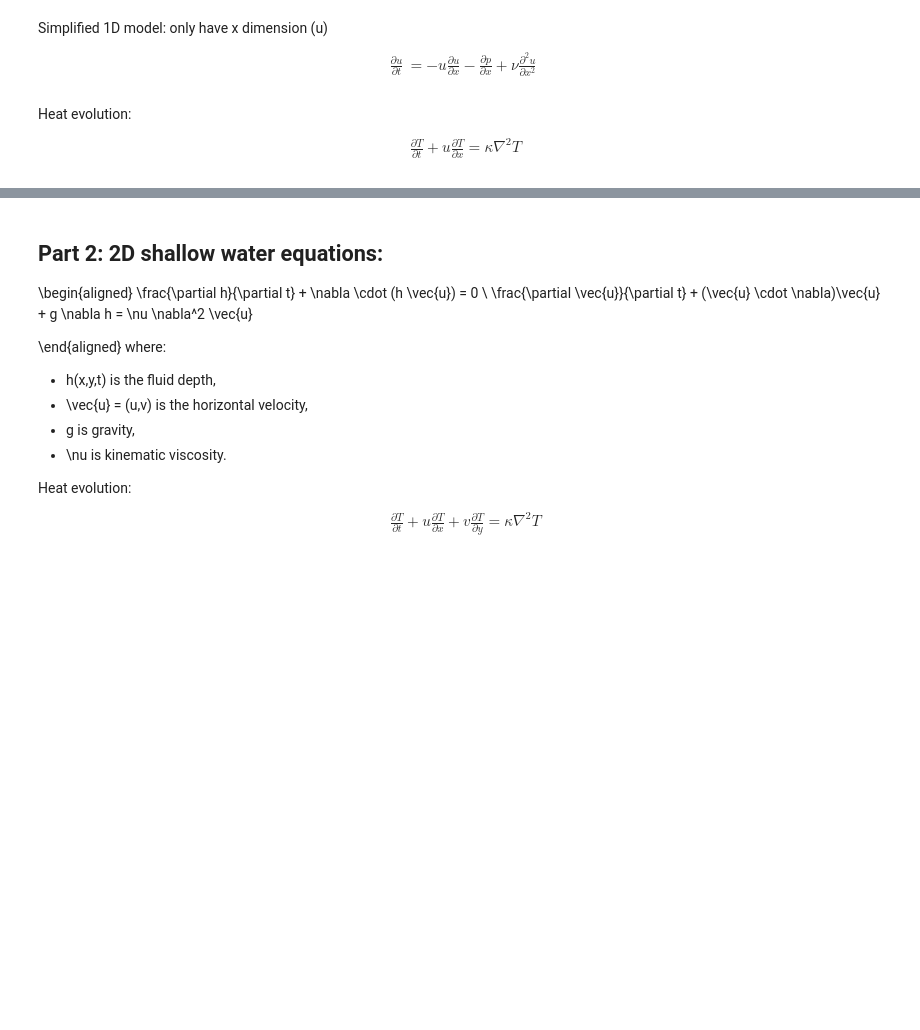
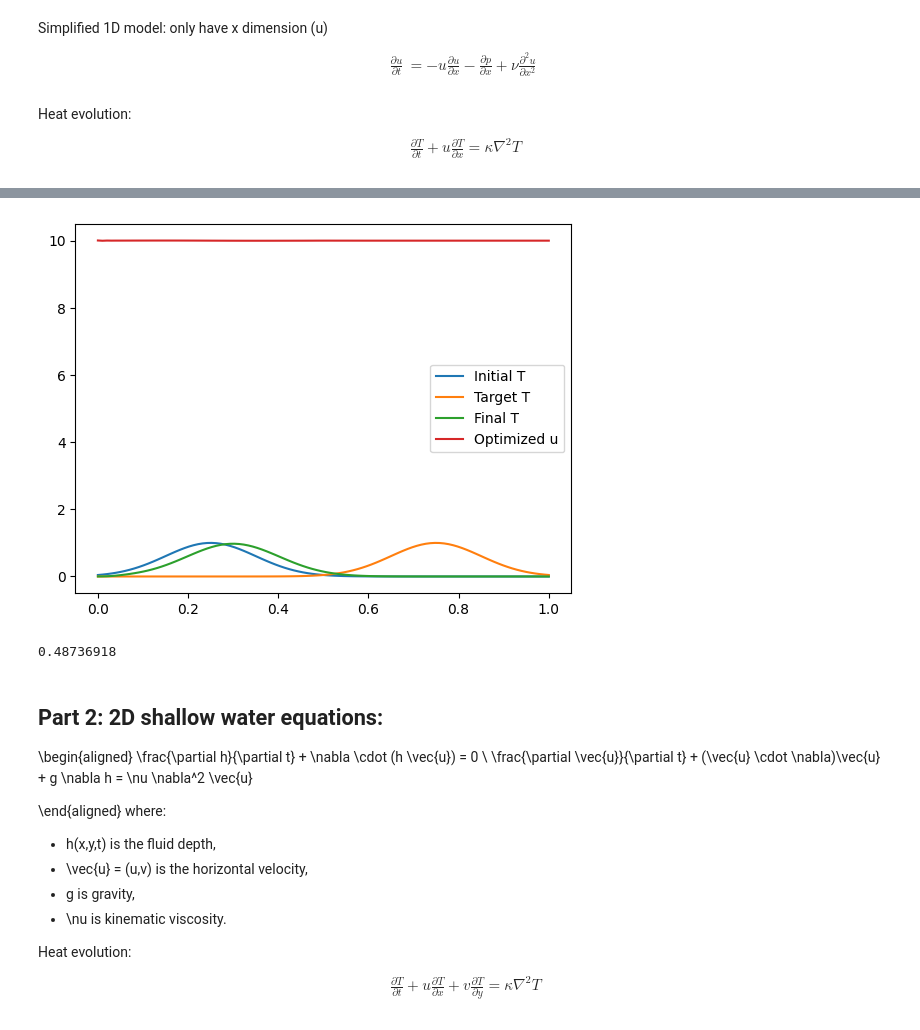
Before and after one commit to jessicakzhang/differential-envopt, a Jupyter notebook: simplified_model/heat_SWE_optimization.ipynb, the cells around one changed output, grey strips where cells are left out. Cells and saved outputs as stored; diff of their text form; code cells hidden in the pictures; blank space fills up the shorter version.

Commit message:
1d optimization

```diff
--- a/simplified_model/heat_SWE_optimization.ipynb
+++ b/simplified_model/heat_SWE_optimization.ipynb
@@ -72,0 +165,32 @@ plt.show()
+# %%
+# optimization setup
+optimizer = optax.chain(
+    optax.clip(1.0),  # gradient norm max
+    optax.sgd(0.1)
+)
+opt_state = optimizer.init(u0)
+
+u = u0
+for step in range(100):
+    loss, grads = jax.value_and_grad(loss_fn)(u, T0, T_target, dx, dt, diffusivity, nu, dpdx, num_steps=500)
+    if jnp.isnan(loss):
+        print("NaN in loss, stopping optimization.")
+        break
+    updates, opt_state = optimizer.update(grads, opt_state, u)
+    u = optax.apply_updates(u, updates)
+
+    if step % 10 == 0:
+        print(f"Step {step}: loss = {loss:.6f}, max |grad| = {jnp.max(jnp.abs(grads)):.3e}")
+print(f"Final loss: {loss:.6f}")
+
+# Final simulation
+T_final = run_forward_phase(T0, u, dx, dt, diffusivity, nu, dpdx, num_steps=500)
+
+import matplotlib.pyplot as plt
+plt.plot(x, T0, label="Initial T")
+plt.plot(x, T_target, label="Target T")
+plt.plot(x, T_final, label="Final T")
+plt.plot(x, u, label="Optimized u")
+plt.legend()
+plt.show()
+# %% [output]
@@ -73,3 +208,10 @@ plt.show()
+[figure, added]
+# %%
+T_advect_only = run_forward_phase(T0, jnp.zeros_like(u0), dx, dt, diffusivity, nu, dpdx, num_steps=500)
+baseline_loss = jnp.mean(jnp.abs(T_advect_only - T_target))
+print(baseline_loss)
+# %% [output]
+0.48736918
 # %% [markdown]
 ## Part 2: 2D shallow water equations:
 
```
Also changed, not shown: parts of 10 cells of this notebook.
